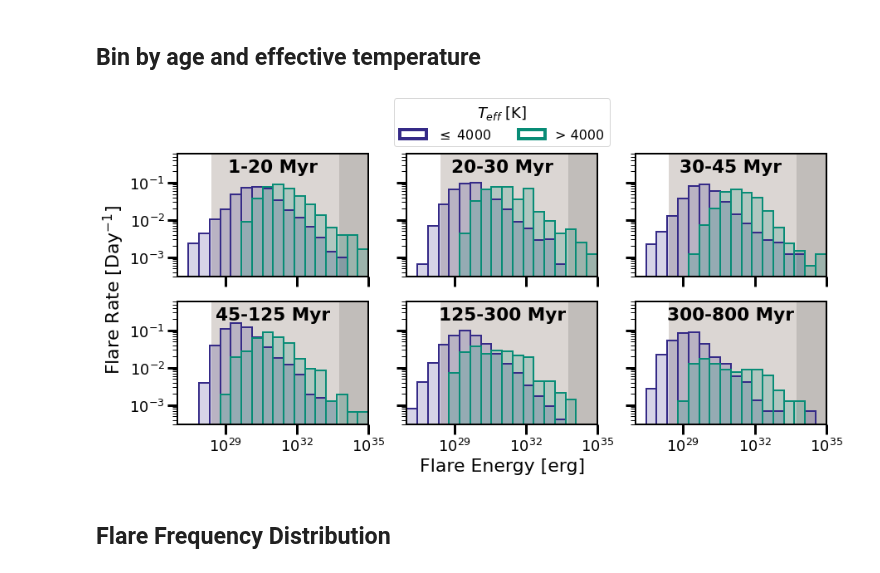
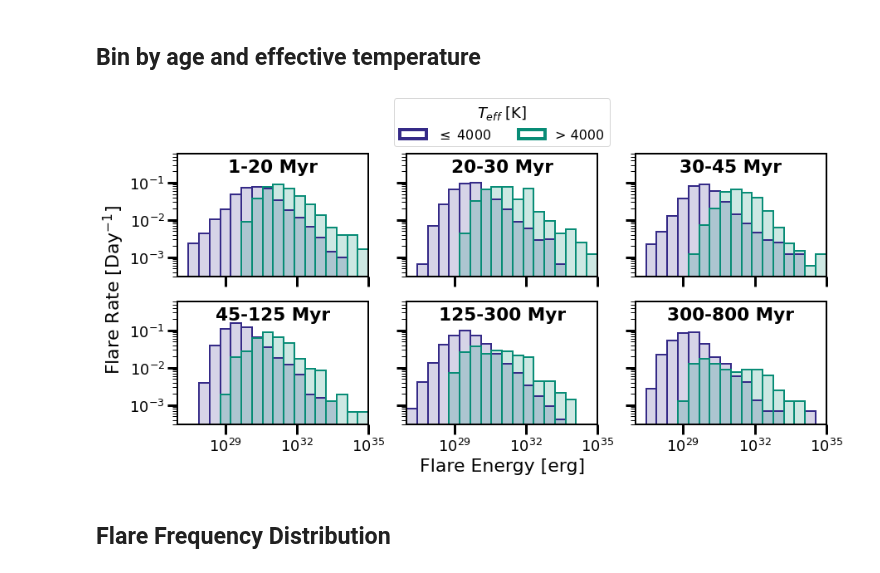
Before and after one commit to afeinstein20/stella, a Jupyter notebook: notebooks/plotting.ipynb, the cells around one changed output. Cells and saved outputs as stored; diff of their text form; code cells hidden in the pictures.

Commit message:
figures

```diff
--- a/notebooks/plotting.ipynb
+++ b/notebooks/plotting.ipynb
@@ -1183,8 +1184,8 @@ def stacked_histogram_temp(all_temps, all_amps,
         #ax.set_xlim(1,300)
         ax.set_ylim(3*10**-4, 6*10**-1)
         #ax.set_xticks()
-        ax.axvspan(TEMP_LIMITS[1], 10**36, color='#dbd6d3', zorder=0)
-        ax.axvspan(TEMP_LIMITS[-1], 10**36, color='#bfbbb8', zorder=0, alpha=0.9)
+       # ax.axvspan(TEMP_LIMITS[1], 10**36, color='#dbd6d3', zorder=0)
+       # ax.axvspan(TEMP_LIMITS[-1], 10**36, color='#bfbbb8', zorder=0, alpha=0.9)
 
         ax.set_xlim(left=math.pow(10,27), right=math.pow(10,35))
 
@@ -1205,19 +1206,19 @@ def stacked_histogram_temp(all_temps, all_amps,
 # %%
 %matplotlib inline
 fig = stacked_histogram_temp(all_temps_per_age,
                              all_amps_per_age,
                              all_weights_per_age,
                              all_tics_per_age,
                              temp_cutoff=4000,
                              where='paper')
-#fig.savefig('/Users/arcticfox/Documents/youngStars/southern_paper_figures/byteff.pdf',
-#            dpi=250, rasterize=True,
-#            bbox_inches='tight')#, transparent=True)
+fig.savefig('/Users/arcticfox/Documents/youngStars/southern_paper_figures/byteff.pdf',
+            dpi=250, rasterize=True,
+            bbox_inches='tight')#, transparent=True)
 #fig.savefig('/Users/arcticfox/Documents/misc_presentations/exoplanets3/byteff.png',
 #            dpi=250, rasterize=True,
 #            bbox_inches='tight', transparent=True)
 # %% [output]
-[figure, old version]
+[figure, new version]
 # %% [markdown]
 ## Flare Frequency Distribution
 # %%
```
Also changed, not shown: parts of 3 cells of this notebook.
